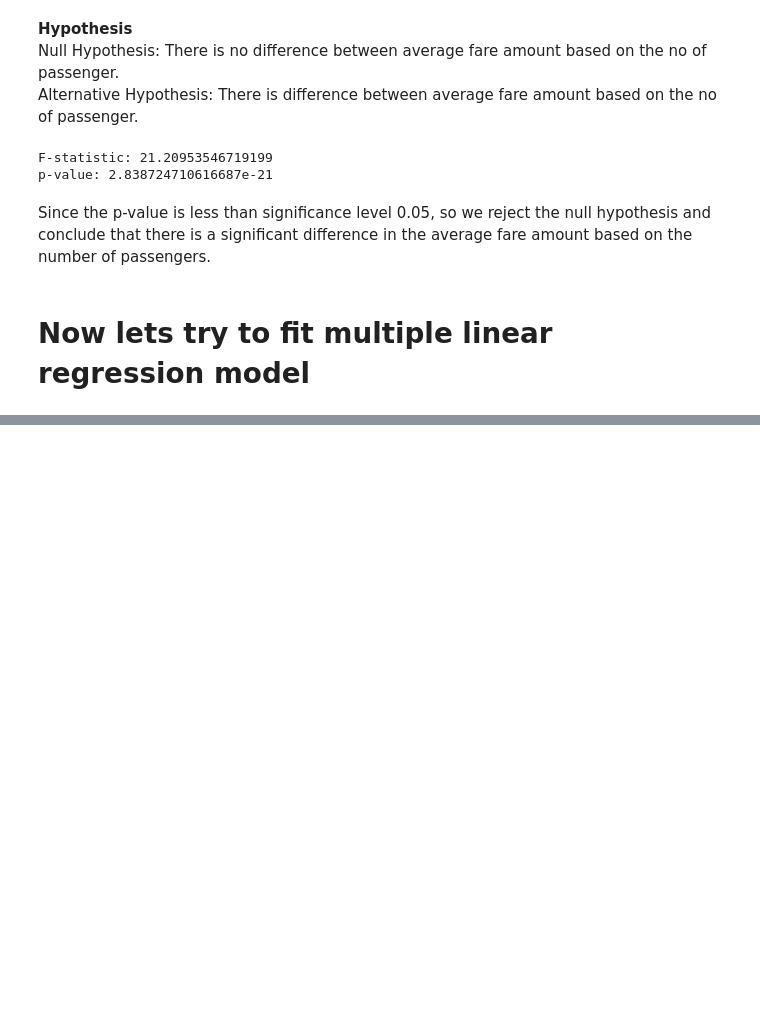
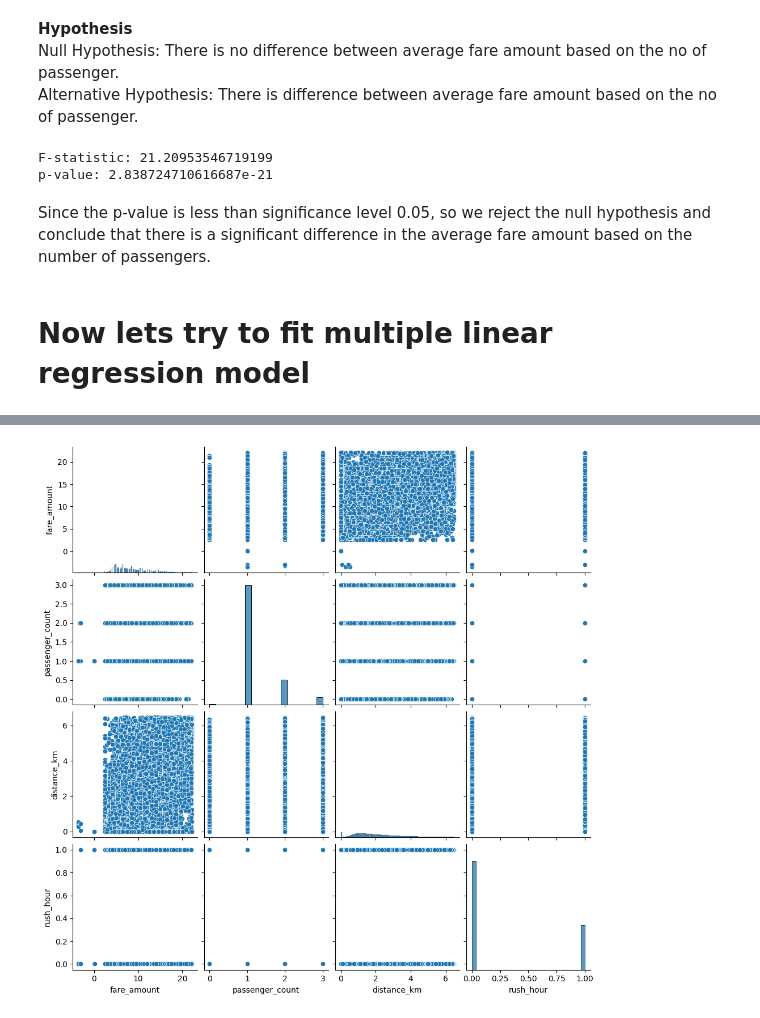
Before and after one commit to rashidulhaq-coding/data-analysis, a Jupyter notebook: uber-taxi-fares.ipynb, the cells around one changed output, grey strips where cells are left out. Saved outputs shown, nothing was run; the diff lists cells and outputs as text; code cells hidden in the pictures; blank space fills up the shorter version.

```diff
--- a/uber-taxi-fares.ipynb
+++ b/uber-taxi-fares.ipynb
@@ -457,0 +631,15 @@ Since the p-value is less than significance level 0.05, so we reject the null hy
+# %%
+df1.loc[df1['day'].isin(['saturday', 'sunday']), 'rush_hour'] = 0
+# %%
+def rush_hourizer(hour):
+    if 6 <= hour['rush_hour'] < 10:
+        val = 1
+    elif 16 <= hour['rush_hour'] < 20:
+        val = 1
+    else:
+        val = 0
+    return val
+# %%
+df1.loc[(df1.day != 'saturday') & (df1.day != 'sunday'), 'rush_hour'] = df1.apply(rush_hourizer, axis=1).astype('int32')
+
+df1.head()
@@ -457,0 +669,4 @@ Since the p-value is less than significance level 0.05, so we reject the null hy
+# %%
+df2 = df1.drop(['Id', 'pickup_datetime', 'pickup_longitude',
+       'pickup_latitude', 'dropoff_longitude', 'dropoff_latitude','day', 'month'],axis=1)
+df2.head()
@@ -457,0 +680,4 @@ Since the p-value is less than significance level 0.05, so we reject the null hy
+# %%
+sns.pairplot(df2);
+# %% [output]
+[figure, added]
```
Also changed, not shown: parts of 33 cells of this notebook.
